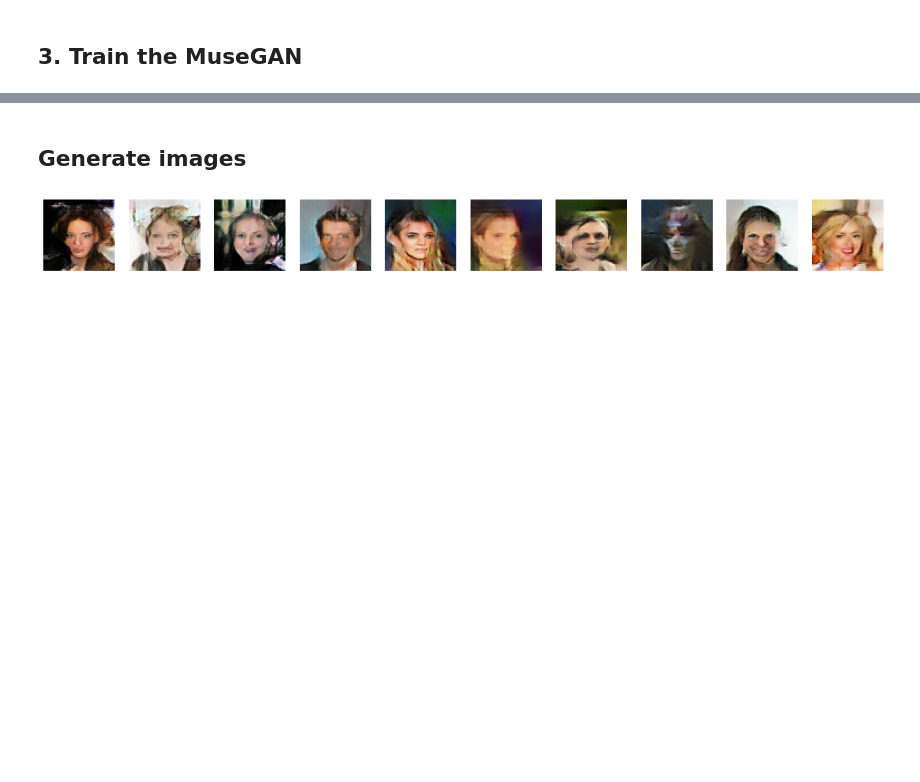
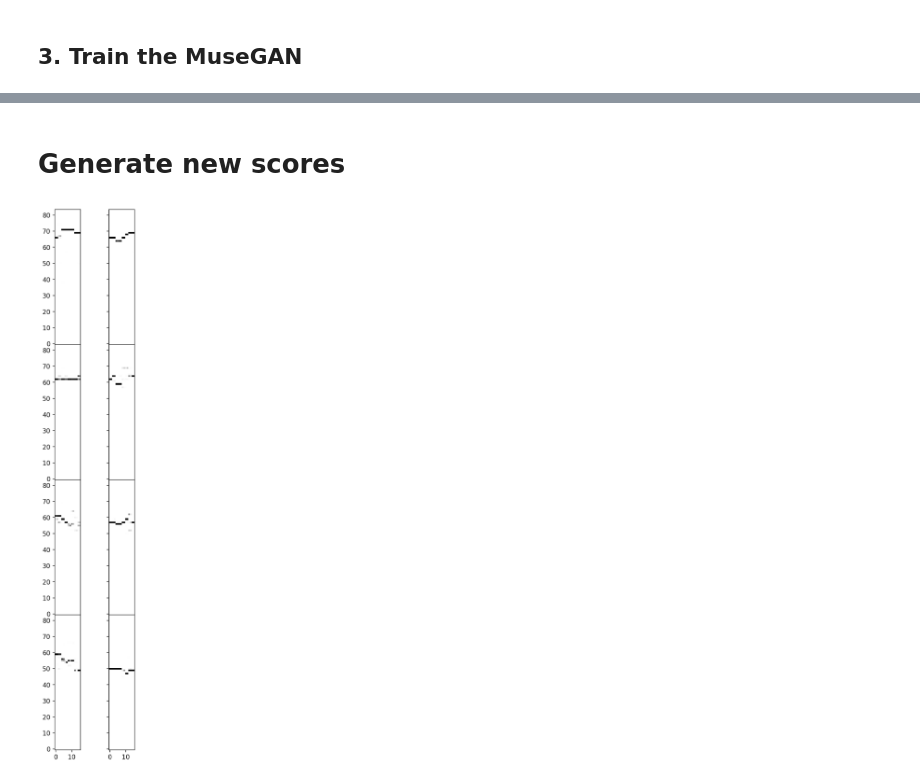
Before and after one commit to davidADSP/Generative_Deep_Learning_2nd_Edition, a Jupyter notebook: notebooks/music/bach-chorales/train.ipynb, the cells around one changed output, grey strips where cells are left out. Saved outputs shown, nothing was run; the diff lists cells and outputs as text; code cells hidden in the pictures; blank space fills up the shorter version.

```diff
--- a/notebooks/music/bach-chorales/train.ipynb
+++ b/notebooks/music/bach-chorales/train.ipynb
@@ -199,8 +206,9 @@ def Generator():
     melody_tempNetwork = [None] * N_TRACKS
     for track in range(N_TRACKS):
         melody_tempNetwork[track] = TemporalNetwork()
-        melody_track = layers.Lambda(lambda x: x[:,track,:])(melody_input)
+        melody_track = layers.Lambda(lambda x, track = track: x[:,track,:])(melody_input)
         melody_over_time[track] = melody_tempNetwork[track](melody_track)
+
 
     # CREATE BAR GENERATOR FOR EACH TRACK
     barGen = [None] * N_TRACKS
@@ -209,18 +217,19 @@ def Generator():
 
     # CREATE OUTPUT FOR EVERY TRACK AND BAR
     bars_output = [None] * N_BARS
+    c = [None] * N_BARS
     for bar in range(N_BARS):
         track_output = [None] * N_TRACKS
 
-        c = layers.Lambda(lambda x: x[:,bar,:], name = 'chords_input_bar_' + str(bar))(chords_over_time)  # [z_dim]
+        c[bar] = layers.Lambda(lambda x, bar = bar: x[:,bar,:])(chords_over_time)  # [z_dim]
         s = style_input # [z_dim]
 
         for track in range(N_TRACKS):
 
-            m = layers.Lambda(lambda x: x[:,bar,:])(melody_over_time[track]) # [z_dim]
-            g = layers.Lambda(lambda x: x[:,track,:])(groove_input) # [z_dim]
+            m = layers.Lambda(lambda x, bar = bar: x[:,bar,:])(melody_over_time[track]) # [z_dim]
+            g = layers.Lambda(lambda x, track = track: x[:,track,:])(groove_input) # [z_dim]
 
-            z_input = layers.Concatenate(axis = 1, name = 'total_input_bar_{}_track_{}'.format(bar, track))([c,s,m,g])
+            z_input = layers.Concatenate(axis = 1, name = 'total_input_bar_{}_track_{}'.format(bar, track))([c[bar],s,m,g])
 
             track_output[track] = barGen[track](z_input)
 
@@ -229,3 +238,6 @@ def Generator():
     generator_output = layers.Concatenate(axis = 1, name = 'concat_bars')(bars_output)
 
     return models.Model([chords_input, style_input, melody_input, groove_input], generator_output)
+
+generator = Generator()
+# generator.summary()
@@ -406,8 +441,19 @@ critic.save("./models/critic")
-# %% [markdown]
-## Generate images
-# %%
-z_sample = np.random.normal(size=(10, Z_DIM))
-imgs = wgan.generator.predict(z_sample)
-display(imgs, cmap = None)
-# %% [output]
-[figure, removed]
+# %% [markdown]
+# Generate new scores
+# %%
+num_scores = 1
+chords_random_latent_vectors = np.random.normal(size=(num_scores, Z_DIM))
+style_random_latent_vectors = np.random.normal(size=(num_scores, Z_DIM))
+melody_random_latent_vectors = np.random.normal(size=(num_scores, N_TRACKS, Z_DIM))
+groove_random_latent_vectors = np.random.normal(size=(num_scores, N_TRACKS, Z_DIM))
+random_latent_vectors = [chords_random_latent_vectors
+                             , style_random_latent_vectors
+                             , melody_random_latent_vectors
+                             , groove_random_latent_vectors]
+generated_music = generator(random_latent_vectors)
+generated_music = generated_music.numpy()
+
+draw_score(generated_music, 0)
+notes_to_midi(generated_music, N_BARS, N_TRACKS, N_STEPS_PER_BAR, filename = "output_midi")
+# %% [output]
+[figure, added]
```
Also changed, not shown: parts of 24 cells of this notebook, 8 other files.
